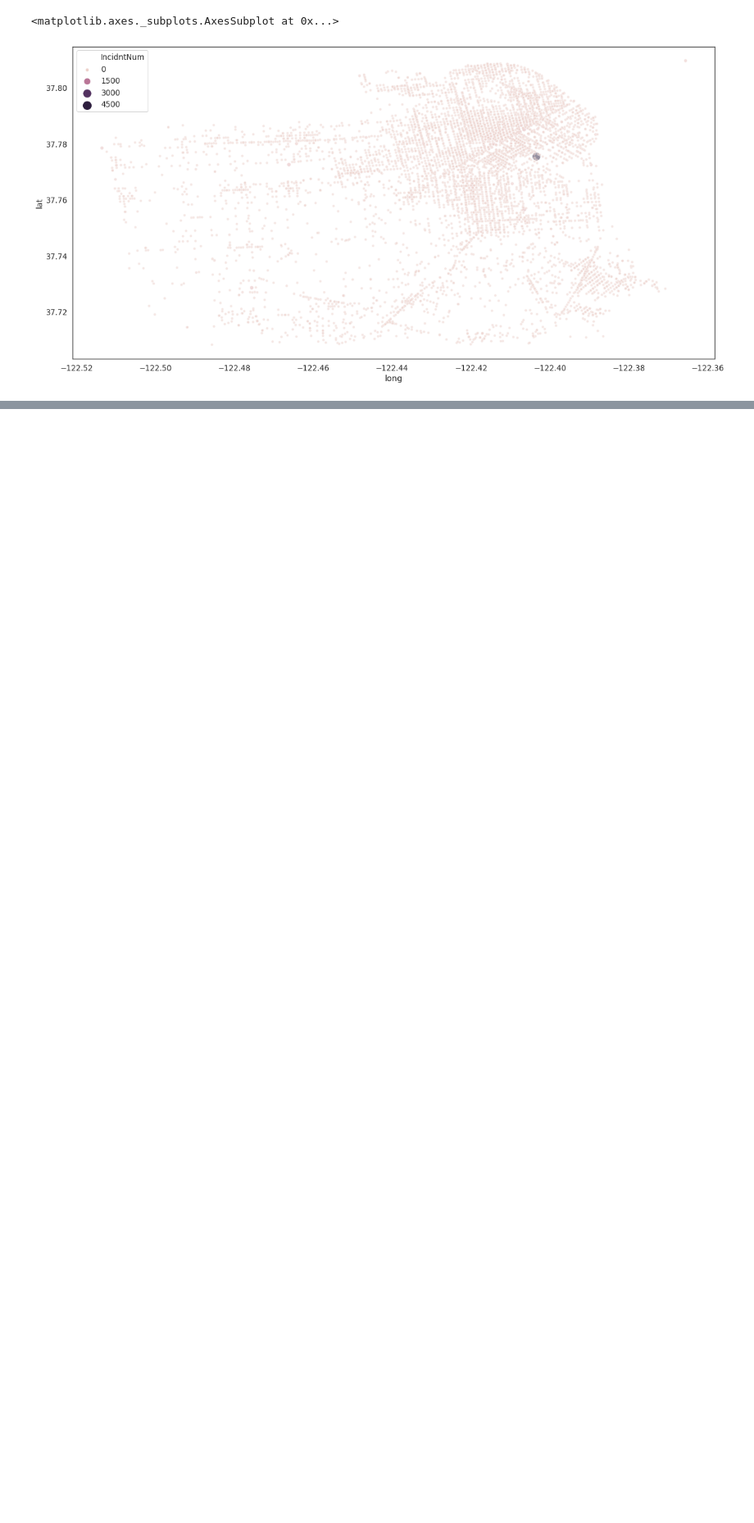
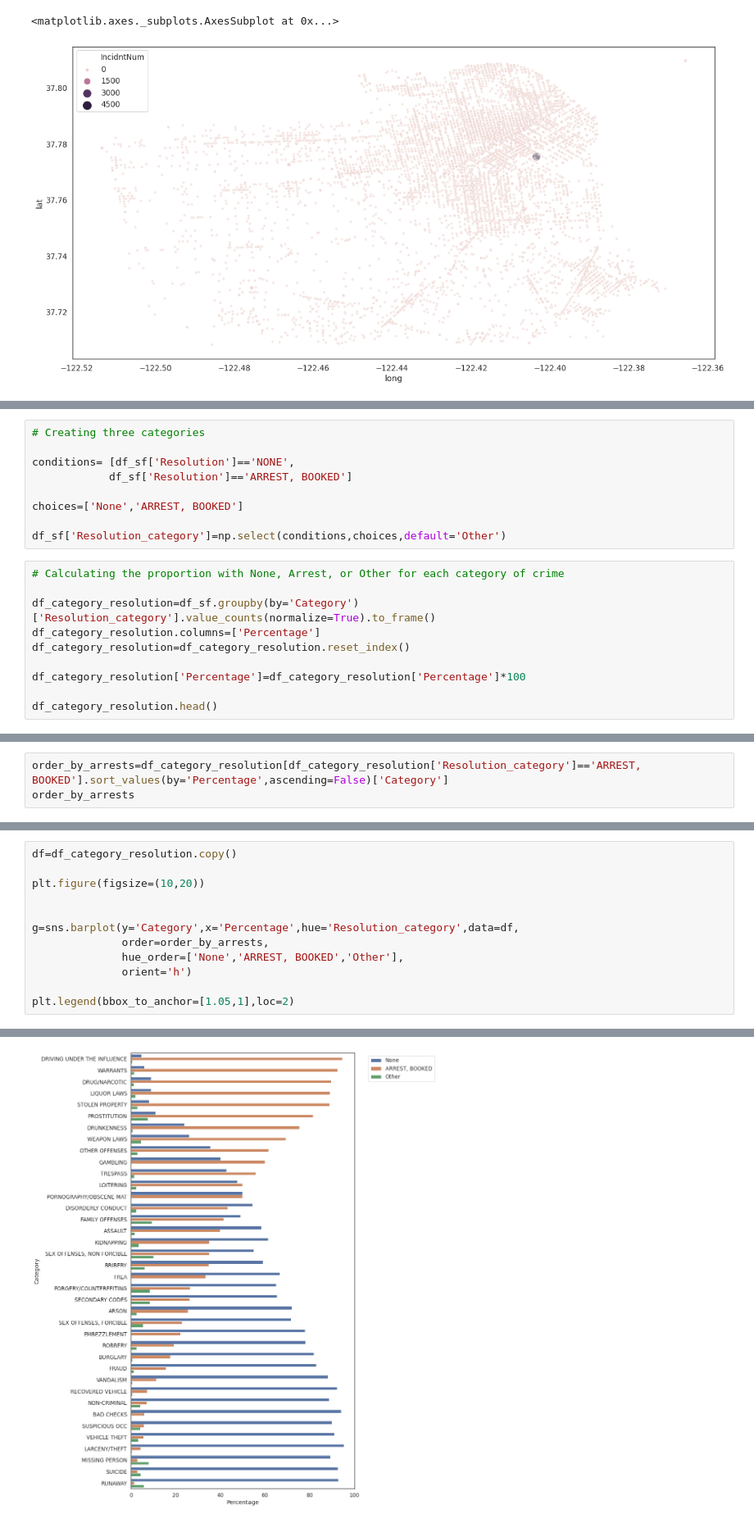
Before and after one commit to hadicodeuk/sf_crime_dataset, a Jupyter notebook: 2 Jupyter Notebook/sf_crime.ipynb, the cells around one changed output, grey strips where cells are left out. Shown at 82% size. Drawn from its saved outputs; the diff is of its cells as text; blank space fills up the shorter version.

```diff
--- a/2 Jupyter Notebook/sf_crime.ipynb
+++ b/2 Jupyter Notebook/sf_crime.ipynb
@@ -154,0 +182,19 @@ sns.scatterplot(x='long',y='lat',data=df,size='IncidntNum', sizes=(20, 200),hue=
+# %%
+# Creating three categories
+
+conditions= [df_sf['Resolution']=='NONE',
+            df_sf['Resolution']=='ARREST, BOOKED']
+
+choices=['None','ARREST, BOOKED']
+
+df_sf['Resolution_category']=np.select(conditions,choices,default='Other')
+# %%
+# Calculating the proportion with None, Arrest, or Other for each category of crime
+
+df_category_resolution=df_sf.groupby(by='Category')['Resolution_category'].value_counts(normalize=True).to_frame()
+df_category_resolution.columns=['Percentage']
+df_category_resolution=df_category_resolution.reset_index()
+
+df_category_resolution['Percentage']=df_category_resolution['Percentage']*100
+
+df_category_resolution.head()
@@ -154,0 +208,3 @@ sns.scatterplot(x='long',y='lat',data=df,size='IncidntNum', sizes=(20, 200),hue=
+# %%
+order_by_arrests=df_category_resolution[df_category_resolution['Resolution_category']=='ARREST, BOOKED'].sort_values(by='Percentage',ascending=False)['Category']
+order_by_arrests
@@ -154,0 +229,13 @@ sns.scatterplot(x='long',y='lat',data=df,size='IncidntNum', sizes=(20, 200),hue=
+# %%
+df=df_category_resolution.copy()
+
+plt.figure(figsize=(10,20))
+
+
+g=sns.barplot(y='Category',x='Percentage',hue='Resolution_category',data=df,
+              order=order_by_arrests,
+              hue_order=['None','ARREST, BOOKED','Other'],
+              orient='h')
+
+plt.legend(bbox_to_anchor=[1.05,1],loc=2)
+# %% [output]
@@ -154,0 +243 @@ sns.scatterplot(x='long',y='lat',data=df,size='IncidntNum', sizes=(20, 200),hue=
+[figure, added]
```
Also changed, not shown: parts of 27 cells of this notebook.
